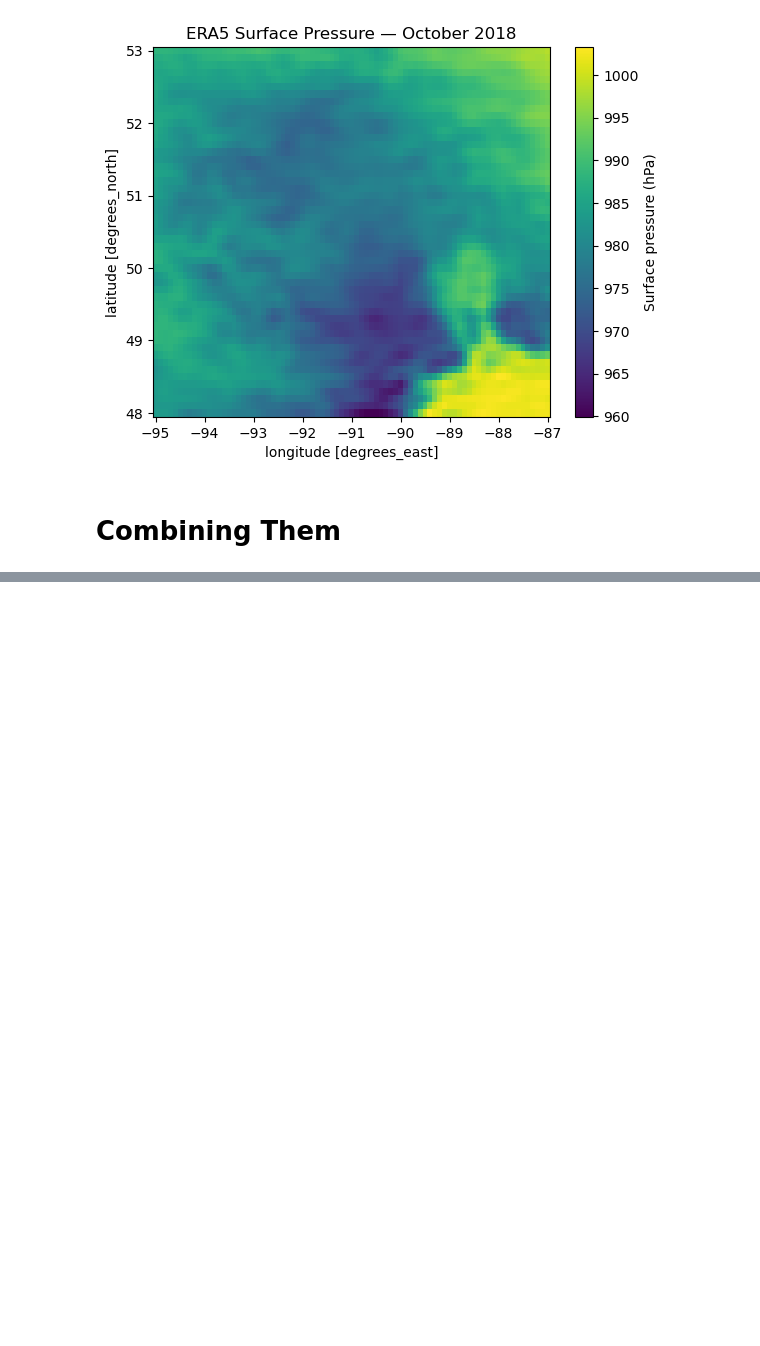
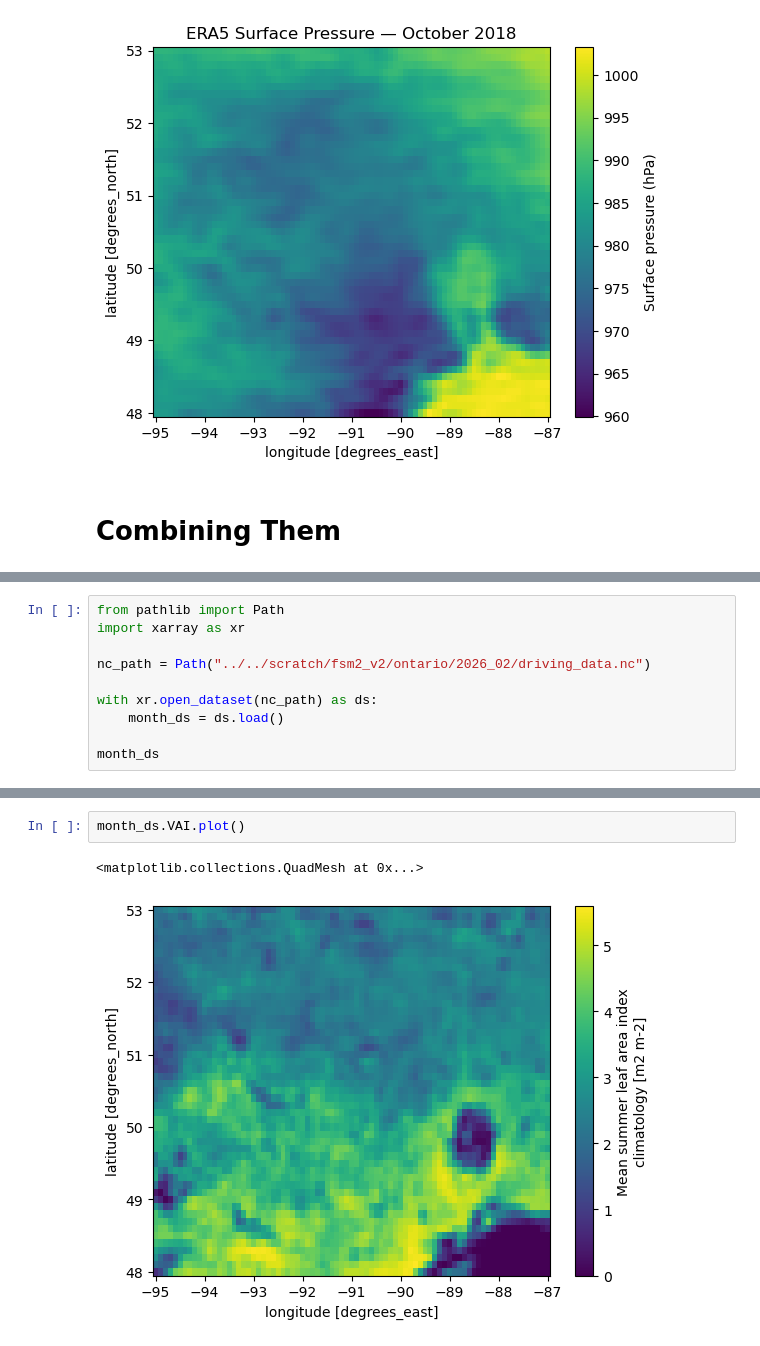
Before and after one commit to thomaslaraia/Snowstradamus_2, a Jupyter notebook: notebooks/10-tl-combine-canopy-lai-era5.ipynb, the cells around one changed output, grey strips where cells are left out. Drawn from its saved outputs; the diff is of its cells as text; blank space fills up the shorter version.

```diff
--- a/notebooks/10-tl-combine-canopy-lai-era5.ipynb
+++ b/notebooks/10-tl-combine-canopy-lai-era5.ipynb
@@ -390,0 +367,10 @@ Data variables:
+# %%
+from pathlib import Path
+import xarray as xr
+
+nc_path = Path("../../scratch/fsm2_v2/ontario/2026_02/driving_data.nc")
+
+with xr.open_dataset(nc_path) as ds:
+    month_ds = ds.load()
+
+month_ds
@@ -390,0 +395,5 @@ Data variables:
+# %%
+month_ds.VAI.plot()
+# %% [output]
+<matplotlib.collections.QuadMesh at 0x...>
+[figure, added]
```
Also changed, not shown: parts of 8 cells of this notebook, 7 other files.
